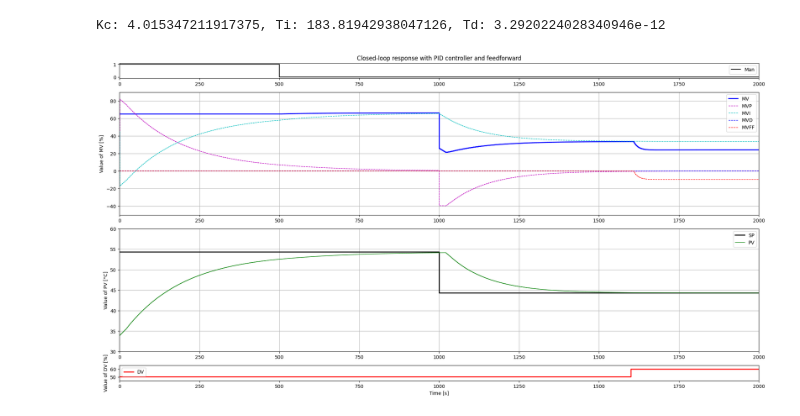
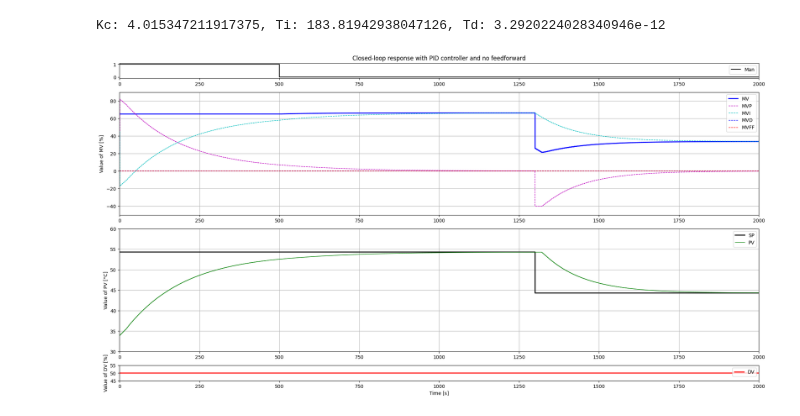
Before and after one commit to sstav0/Lab_Control_Theory, a Jupyter notebook: Simulation_CLP_PID_FF.ipynb, the cells around one changed output. Cells and saved outputs as stored; diff of their text form; code cells hidden in the pictures.

Commit message:
Gather all scenarios plots & data

```diff
--- a/Simulation_CLP_PID_FF.ipynb
+++ b/Simulation_CLP_PID_FF.ipynb
@@ -41,11 +47,10 @@ gamma = 0.7
 # %% [markdown]
 ## Scenarios
 # %%
-scenario = 7
+scenario = 1
 
 # 1 : Response to setpoint change, with controller in auto mode, without FF, without perturbation
 if scenario == 1:
-    TSim = 2000
     SPPath = {0: PV0 + 5, 1300: PV0 - 5}
     ManPath = {0: True, 500: False, TSim: False}
     MVManPath = {0: MV0+15, TSim: MV0+15}
@@ -54,7 +59,6 @@ if scenario == 1:
     ManFF = True
 # 2 : Response to perturbation, with controller in manual mode, without FF
 elif scenario == 2:
-    TSim = 2000
     SPPath = {0: PV0}
     ManPath = {0: True, TSim: True}
     MVManPath = {0: MV0, TSim: MV0}
@@ -63,7 +67,6 @@ elif scenario == 2:
     ManFF = True
 # 3 : Response to perturbation, with controller in manual mode, with FF
 elif scenario == 3:
-    TSim = 2000
     SPPath = {0: PV0}
     ManPath = {0: True, TSim: True}
     MVManPath = {0: MV0, TSim: MV0}
@@ -72,7 +75,6 @@ elif scenario == 3:
     ManFF = True
 # 4 : Response to perturbation, with controller in auto mode, without FF
 elif scenario == 4:
-    TSim = 2000
     SPPath = {0: PV0}
     ManPath = {0: True, 500: False, TSim: False}
     MVManPath = {0: MV0, TSim: MV0}
@@ -81,7 +83,6 @@ elif scenario == 4:
     ManFF = False # Not needed
 # 5 : Response to perturbation & setpoint change, with controller in auto mode, without FF
 elif scenario == 5:
-    TSim = 2000
     SPPath = {0: PV0 + 5, 1000: PV0 - 5}
     ManPath = {0: True, 500: False, TSim: False}
     MVManPath = {0: MV0+15, TSim: MV0+15}
@@ -90,7 +91,6 @@ elif scenario == 5:
     ManFF = False # Not needed
 # 6 : Response to perturbation, with controller in auto mode, with FF
 elif scenario == 6:
-    TSim = 2000
     SPPath = {0: PV0}
     ManPath = {0: True, 500: False, TSim: False}
     MVManPath = {0: MV0, TSim: MV0}
@@ -99,7 +99,6 @@ elif scenario == 6:
     ManFF = False # Not needed
 # 7 : Response to perturbation & setpoint change, with controller in auto mode, with FF
 elif scenario == 7:
-    TSim = 2000
     SPPath = {0: PV0 + 5, 1000: PV0 - 5}
     ManPath = {0: True, 500: False, TSim: False}
     MVManPath = {0: MV0+15, TSim: MV0+15}
@@ -232,35 +226,35 @@ ax4.set_xlim(0, t[-1])
 MVMinLimit = myRound(np.min((np.min(MV),np.min(MVp),np.min(MVi),np.min(MVd),np.min(MVFF))),5)
 MVMaxLimit = myRound(np.max((np.max(MV),np.max(MVp),np.max(MVi),np.max(MVd),np.max(MVFF))),5)
 
 ax1.set_ylim(-0.1,1.1)
 ax2.set_ylim(MVMinLimit-10, MVMaxLimit+10)
 ax3.set_ylim(myRound(np.min((np.min(PV),np.min(SP))),5)-5, myRound(np.max((np.max(PV),np.max(SP))),5)+5)
 ax4.set_ylim(myRound(np.min(DV),5)-5, myRound(np.max(DV),5)+5)
 
 # Save plot
-# if not os.path.exists('Plots'):
-#     os.makedirs('Plots')
+if not os.path.exists('Plots'):
+    os.makedirs('Plots')
 
-# plt.savefig(f'Plots/Simulation_scenario_{scenario}.png',transparent=True)
-# plt.savefig(f'Plots/Simulation_scenario_{scenario}.pdf',transparent=True)
+plt.savefig(f'Plots/Simulation_scenario_{scenario}.png',transparent=True)
+plt.savefig(f'Plots/Simulation_scenario_{scenario}.pdf',transparent=True)
 
 # Save data
 # t = np.array(t)
 # MAN = np.array(MAN)
 # MV = np.array(MV)
 # MVp = np.array(MVp)
 # MVi = np.array(MVi)
 # MVd = np.array(MVd)
 # MVFF = np.array(MVFF)
 # SP = np.array(SP)
 # PV = np.array(PV)
 # DV = np.array(DV)
 
 # data = np.vstack((t.T, MAN.T, MV.T, MVp.T, MVi.T, MVd.T, MVFF.T, SP.T, PV.T, DV.T))
 # data = data.T
 # if not os.path.exists('Data'):
 #     os.makedirs('Data')
 # nameFile = f'Data/Experiment_scenario_{scenario}.txt'
 # np.savetxt(nameFile,data,delimiter=',',header='t,MAN,MV,MVp,MVi,MVd,MVFF,SP,PV,DV',comments='')
 # %% [output]
-[figure, old version]
+[figure, new version]
```
Also changed, not shown: parts of 4 cells of this notebook, 32 other files.
